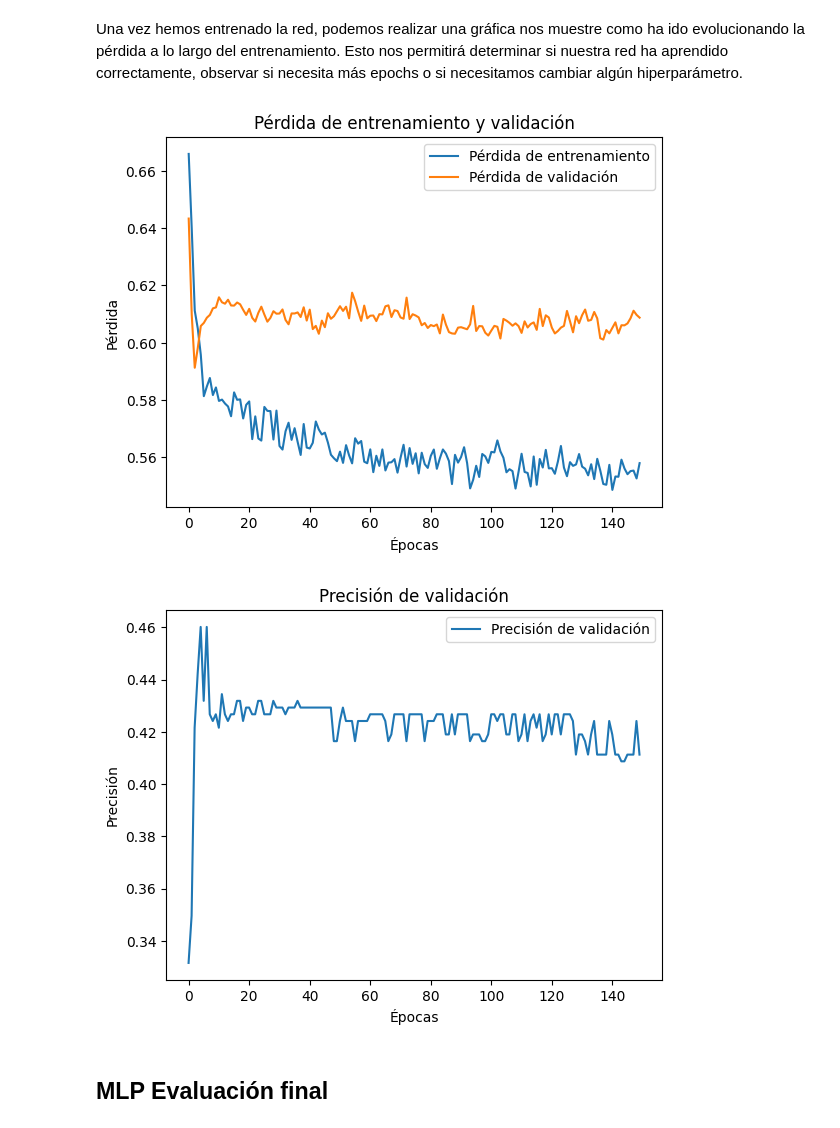
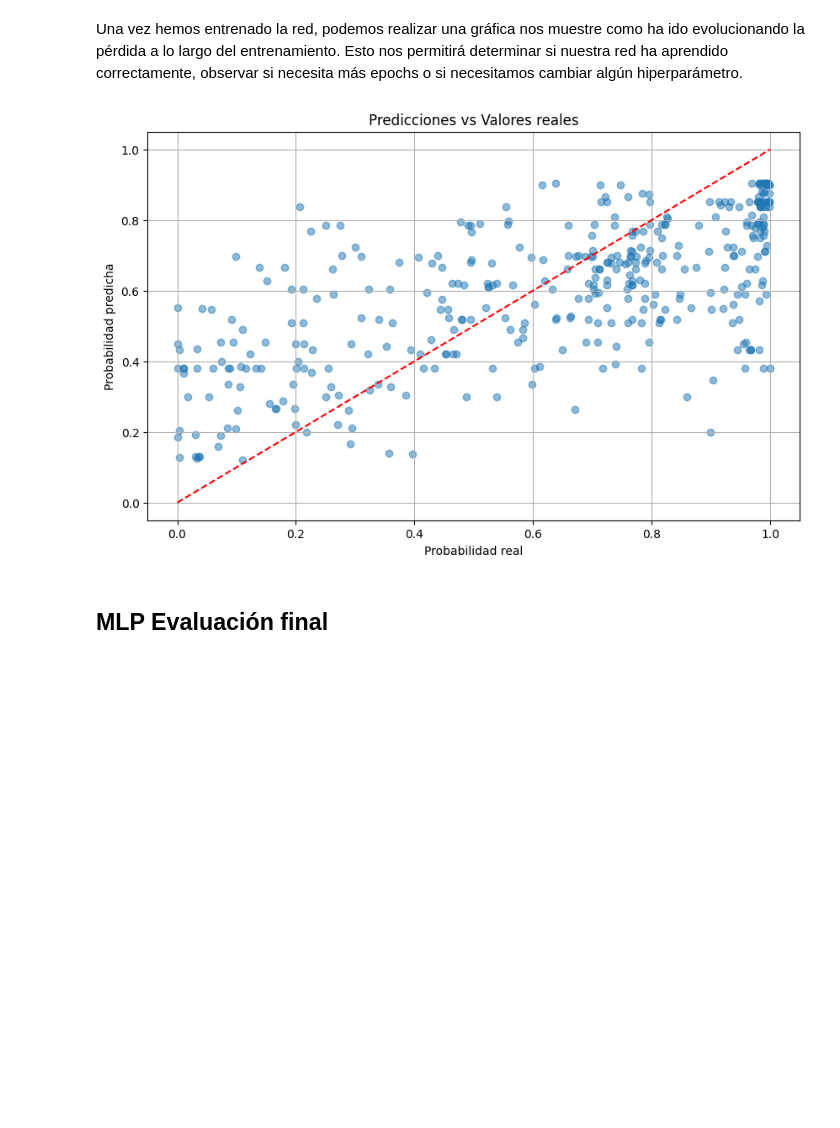
Before and after one commit to Carmoruda/IA_II, a Jupyter notebook: Practica 2/L2P3-MLP_GoT.ipynb, the cells around one changed output. Drawn from its saved outputs; the diff is of its cells as text; code cells hidden in the pictures; blank space fills up the shorter version.

```diff
--- a/Practica 2/L2P3-MLP_GoT.ipynb
+++ b/Practica 2/L2P3-MLP_GoT.ipynb
@@ -69,7 +72,7 @@ class RedNeuronalGot(nn.Module):
         #Función de activación para la capa de salida (binaria)
         self.sigmoid = nn.Sigmoid()
         # Establecemos un dropout para evitar que no hayan neuronas que acaben siendo insignificantes
-        self.dropout = nn.Dropout(0.5)
+        self.dropout = nn.Dropout(0.2)
 
     def forward(self, x):
         x = self.relu(self.capa1(x))
@@ -99,9 +102,8 @@ val_loader = DataLoader(val_dataset, batch_size=batch_size, shuffle=False)
 Ya con el dataset dividido y adaptado a a PyTorch, podemos proceder instanciando el modelo y definiendo su función de pérdida y optimizador. En este caso, al tratarse de un problema de predicción entre 0 y 1, la función de pérdida más adecuada es **Binary Cross-Entropy Loss**, ya que tiene una menor penalización para los errores más pequeños y tiene un enfoque más probabilístico, que es lo que estamos buscando. [Fuente](https://medium.com/@hatodi0945/a-comparison-between-mse-cross-entropy-and-hinge-loss-4d4fe63cca12#:~:text=The%20MSE%20loss%20is%20therefore,several%20iterations%20of%20model%20training.)
 # %%
 model = RedNeuronalGot(input_size=input_size, hidden_size=hidden_size, output_size=output_size)
-
-criterion = nn.BCELoss()
-optimizer = optim.Adam(model.parameters(), lr=learning_rate)
+criterion = nn.MSELoss()
+optimizer = optim.Adam(model.parameters(), lr=learning_rate, weight_decay= 0.001)
 # %% [markdown]
 ## MLP Entrenamiento básico
 # %% [markdown]
@@ -141,3 +149,16 @@ best_model_state = None
+# %%
+# Variables para rastrear las mejores métricas
+best_val_loss = float('inf')
+best_train_loss = float('inf')
+best_val_mae = float('inf')
+best_val_r2 = -float('inf')  # R² es mejor cuando es más alto, por eso empezamos con -inf
+best_model_state = None
+
+# Listas para almacenar métricas
+train_losses = []
+val_losses = []
+val_maes = []
+val_r2s = []
 # %% [markdown]
 Ya con todo listo, procederemos a entrenar nuestra red neuronal.
 # %%
@@ -184,24 +238,32 @@ ValueError: not enough values to unpack (expected 3, got 2)
 # %% [markdown]
 Una vez hemos entrenado la red, podemos realizar una gráfica nos muestre como ha ido evolucionando la pérdida a lo largo del entrenamiento. Esto nos permitirá determinar si nuestra red ha aprendido correctamente, observar si necesita más epochs o si necesitamos cambiar algún hiperparámetro.
-# %%
-# Gráfico de pérdida
-plt.plot(range(num_epochs), train_losses, label='Pérdida de entrenamiento')
-plt.plot(range(num_epochs), val_losses, label='Pérdida de validación')
-plt.xlabel('Épocas')
-plt.ylabel('Pérdida')
-plt.legend()
-plt.title('Pérdida de entrenamiento y validación')
-plt.show()
-
-# Gráfico de precisión
-plt.plot(range(num_epochs), val_accuracies, label='Precisión de validación')
-plt.xlabel('Épocas')
-plt.ylabel('Precisión')
-plt.legend()
-plt.title('Precisión de validación')
-plt.show()
-# %% [output]
-[figure, removed]
-[figure, removed]
+# %%
+def visualize_predictions(model, dataloader):
+    model.eval()
+    all_preds = []
+    all_trues = []
+
+    with torch.no_grad():
+        for batch_x, batch_y in dataloader:
+            outputs = model(batch_x)
+            all_preds.extend(outputs.cpu().numpy())
+            all_trues.extend(batch_y.cpu().numpy())
+
+    all_preds = np.array(all_preds).flatten()
+    all_trues = np.array(all_trues).flatten()
+
+    plt.figure(figsize=(10, 6))
+    plt.scatter(all_trues, all_preds, alpha=0.5)
+    plt.plot([0, 1], [0, 1], 'r--')  # Línea diagonal perfecta
+    plt.xlabel('Probabilidad real')
+    plt.ylabel('Probabilidad predicha')
+    plt.title('Predicciones vs Valores reales')
+    plt.grid(True)
+    plt.show()
+
+# Usar después del entrenamiento
+visualize_predictions(model, val_loader)
+# %% [output]
+[figure, added]
 # %% [markdown]
 ## MLP Evaluación final
```
Also changed, not shown: parts of 9 cells of this notebook.
